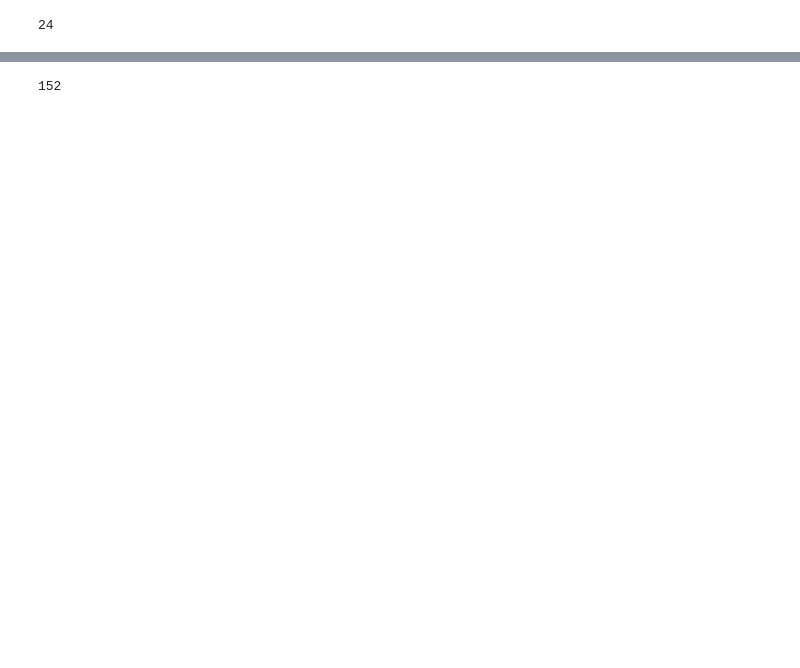
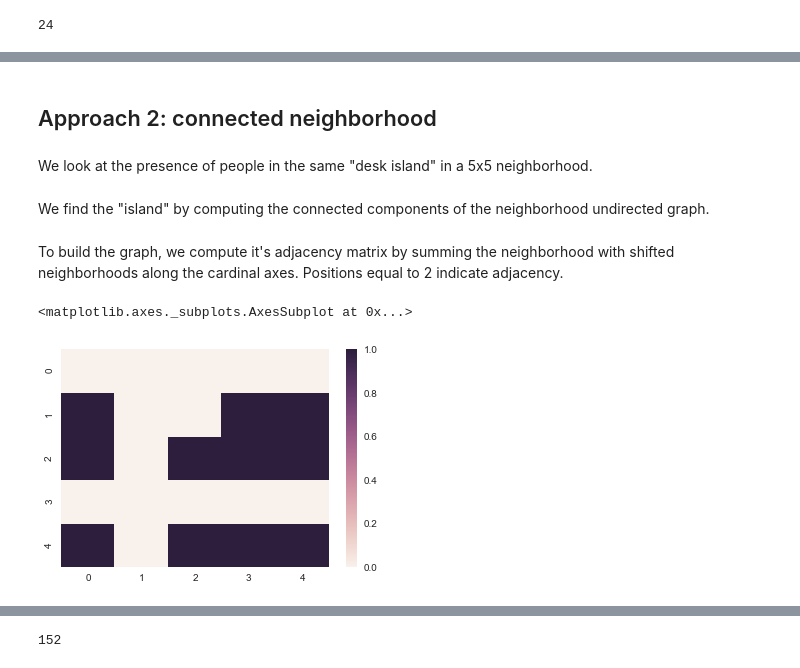
Before and after one commit to delaaxe/desk-orientation-prediction, a Jupyter notebook: OrientationPrediction.ipynb, the cells around one changed output, grey strips where cells are left out. Cells and saved outputs as stored; diff of their text form; code cells hidden in the pictures; blank space fills up the shorter version.

Commit message:
Add explanations about different approaches

```diff
--- a/OrientationPrediction.ipynb
+++ b/OrientationPrediction.ipynb
@@ -142,0 +168,8 @@ len(simple_model)
+# %% [markdown]
+## Approach 2: connected neighborhood
+# %% [markdown]
+We look at the presence of people in the same "desk island" in a 5x5 neighborhood.
+# %% [markdown]
+We find the "island" by computing the connected components of the neighborhood undirected graph.
+# %% [markdown]
+To build the graph, we compute it's adjacency matrix by summing the neighborhood with shifted neighborhoods along the cardinal axes. Positions equal to 2 indicate adjacency.
@@ -142,0 +198,12 @@ len(simple_model)
+# %%
+example_neighborhood = np.array([
+    [0, 0, 0, 0, 0],
+    [1, 0, 0, 1, 1],
+    [1, 0, 1, 1, 1],
+    [0, 0, 0, 0, 0],
+    [1, 0, 1, 1, 1],
+])
+sns.heatmap(example_neighborhood)
+# %% [output]
+<matplotlib.axes._subplots.AxesSubplot at 0x...>
+[figure, added]
```
Also changed, not shown: parts of 47 cells of this notebook, 8 other files.
